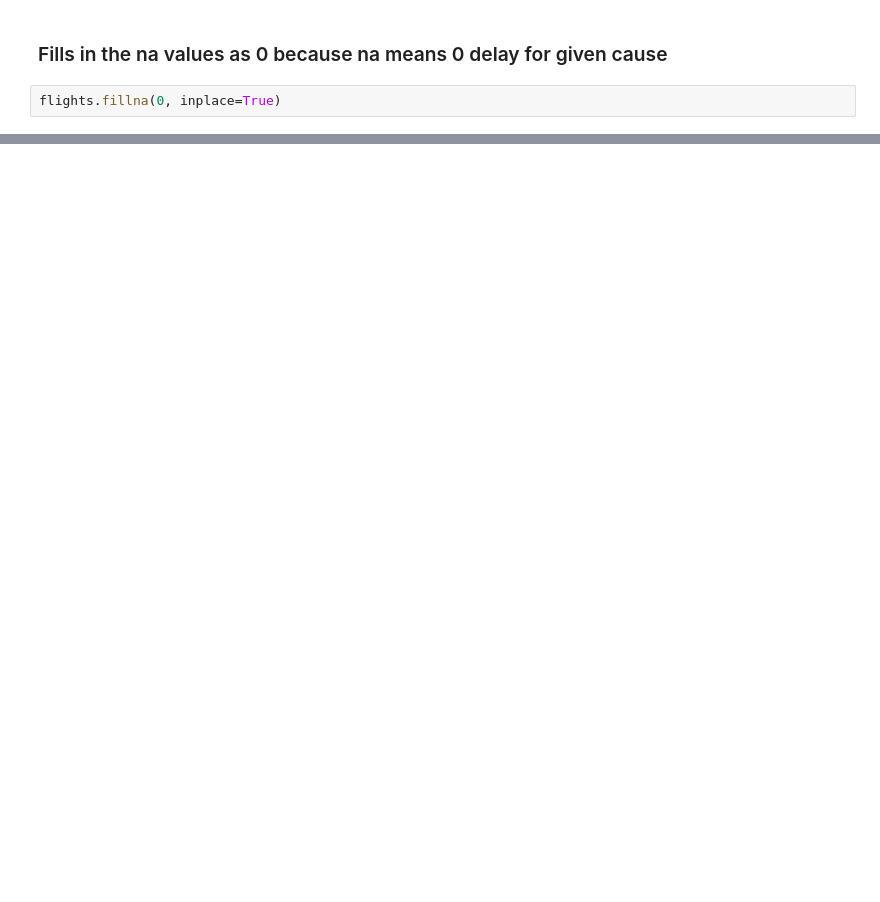
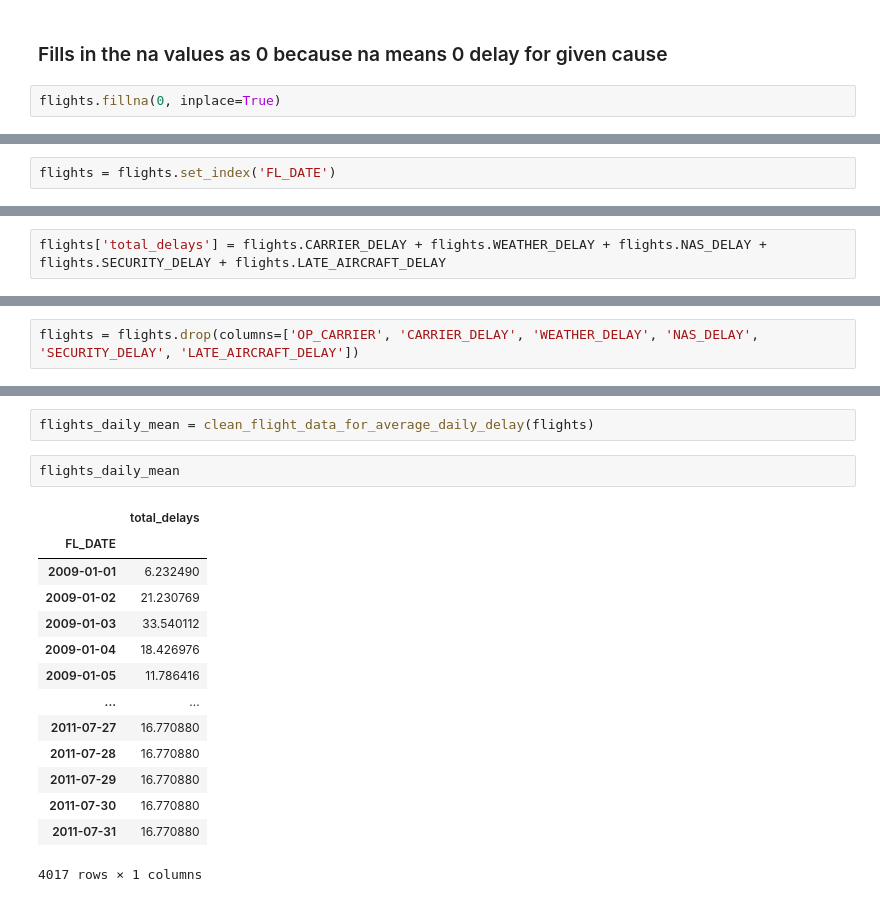
Before and after one commit to Alfred-W-S-Pirovits-Jr/individual-project, a Jupyter notebook: wrangle.ipynb, the cells around one changed output, grey strips where cells are left out. Saved outputs shown, nothing was run; the diff lists cells and outputs as text; blank space fills up the shorter version.

```diff
--- a/wrangle.ipynb
+++ b/wrangle.ipynb
@@ -250,0 +224,2 @@ memory usage: 83.2 MB
+# %%
+flights = flights.set_index('FL_DATE')
@@ -250,0 +243,2 @@ memory usage: 83.2 MB
+# %%
+flights['total_delays'] = flights.CARRIER_DELAY + flights.WEATHER_DELAY + flights.NAS_DELAY + flights.SECURITY_DELAY + flights.LATE_AIRCRAFT_DELAY
@@ -250,0 +262,2 @@ memory usage: 83.2 MB
+# %%
+flights = flights.drop(columns=['OP_CARRIER', 'CARRIER_DELAY', 'WEATHER_DELAY', 'NAS_DELAY', 'SECURITY_DELAY', 'LATE_AIRCRAFT_DELAY'])
@@ -250,0 +393,19 @@ memory usage: 83.2 MB
+# %%
+flights_daily_mean = clean_flight_data_for_average_daily_delay(flights)
+# %%
+flights_daily_mean
+# %% [output]
+|  | total_delays |
+| FL_DATE |  |
+| 2009-01-01 | 6.232490 |
+| 2009-01-02 | 21.230769 |
+| 2009-01-03 | 33.540112 |
+| 2009-01-04 | 18.426976 |
+| 2009-01-05 | 11.786416 |
+| ... | ... |
+| 2011-07-27 | 16.770880 |
+| 2011-07-28 | 16.770880 |
+| 2011-07-29 | 16.770880 |
+| 2011-07-30 | 16.770880 |
+| 2011-07-31 | 16.770880 |
+4017 rows × 1 columns
```
Also changed, not shown: parts of 40 cells of this notebook, 3 other files.
